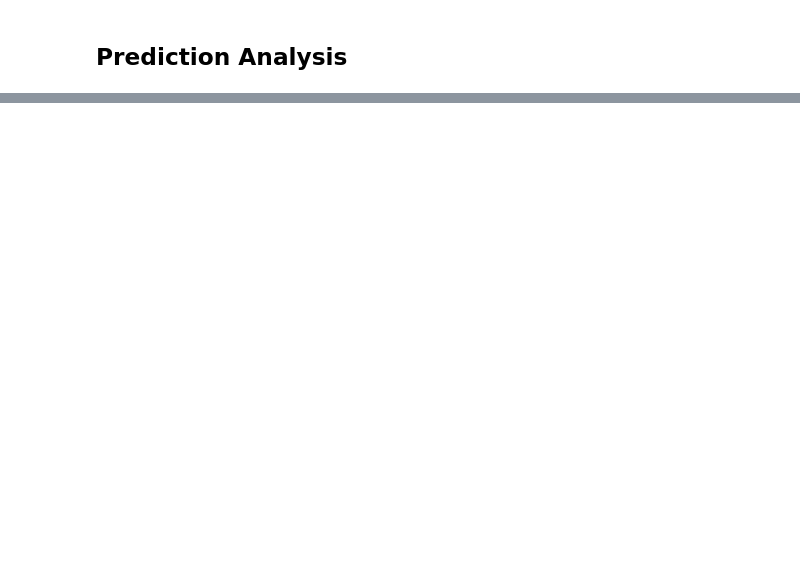
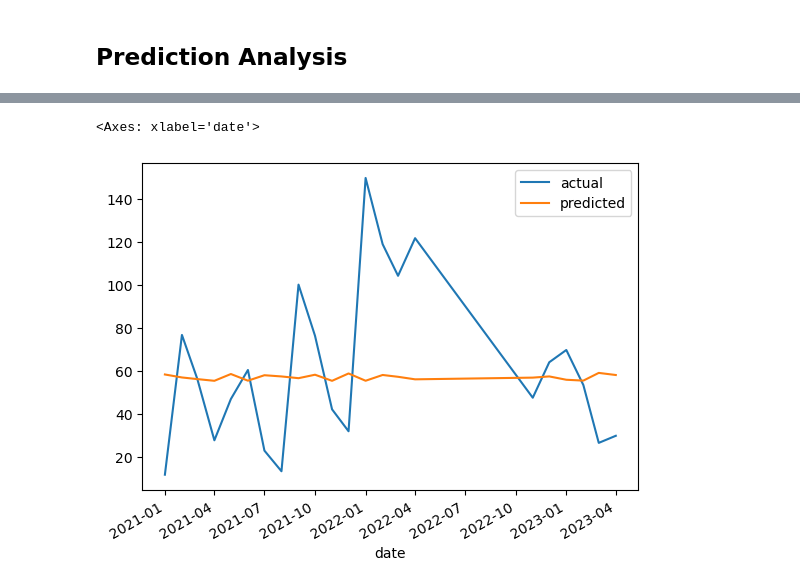
Before and after one commit to atacanbt/programming-for-data-analytics, a Jupyter notebook: project/rainfall_analysis_dublin.ipynb, the cells around one changed output, grey strips where cells are left out. Drawn from its saved outputs; the diff is of its cells as text; code cells hidden in the pictures; blank space fills up the shorter version.

```diff
--- a/project/rainfall_analysis_dublin.ipynb
+++ b/project/rainfall_analysis_dublin.ipynb
@@ -220,0 +390,5 @@ plt.show()
+# %%
+train = df.loc[:'2020-12-01']
+test = df.loc['2021-01-01':]
+# %%
+reg.fit(train[predictor], train['target'])
@@ -220,0 +397,2 @@ plt.show()
+# %%
+predictions = reg.predict(test[predictor])
@@ -220,0 +403,4 @@ plt.show()
+# %%
+combined = pd.concat([test['target'], pd.Series(predictions, index=test.index)], axis=1)
+combined.columns = ['actual', 'predicted']
+combined
@@ -220,0 +426,5 @@ plt.show()
+# %%
+combined.plot()
+# %% [output]
+<Axes: xlabel='date'>
+[figure, added]
```
Also changed, not shown: parts of 25 cells of this notebook.
